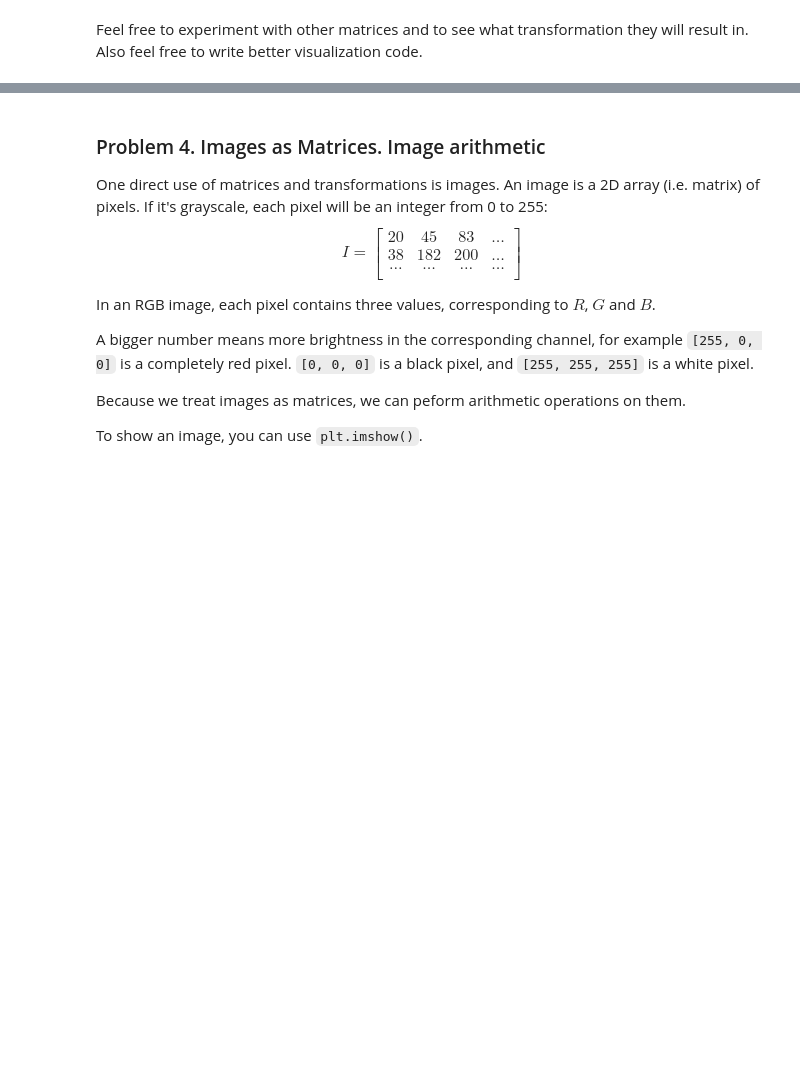
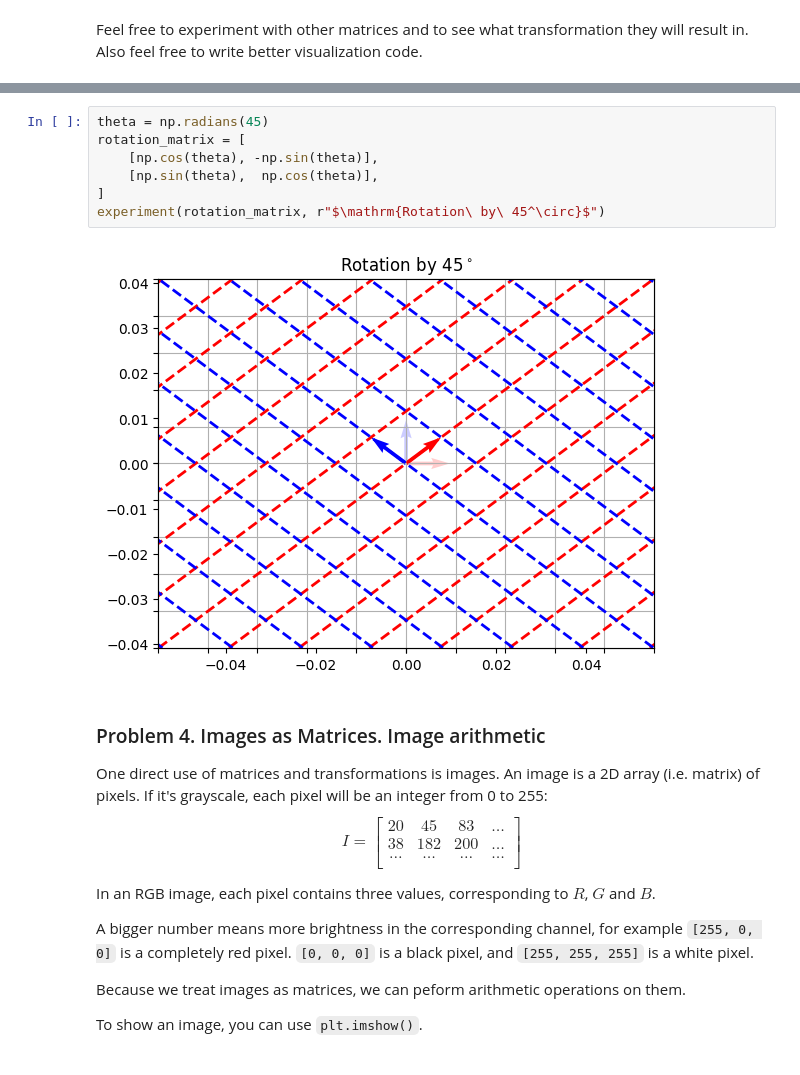
Before and after one commit to plamensve/Math-Concepts, a Jupyter notebook: 03-Linear ALgebra/Linear Algebra Exercise.ipynb, the cells around one changed output, grey strips where cells are left out. Drawn from its saved outputs; the diff is of its cells as text; blank space fills up the shorter version.

```diff
--- a/03-Linear ALgebra/Linear Algebra Exercise.ipynb
+++ b/03-Linear ALgebra/Linear Algebra Exercise.ipynb
@@ -511,3 +511,12 @@ experiment(matrix, r"$\mathrm{Projection\ (linearly\ dependent\ rows)}$")
+# %%
+theta = np.radians(45)
+rotation_matrix = [
+    [np.cos(theta), -np.sin(theta)],
+    [np.sin(theta),  np.cos(theta)],
+]
+experiment(rotation_matrix, r"$\mathrm{Rotation\ by\ 45^\circ}$")
+# %% [output]
+[figure, added]
 # %% [markdown]
 ### Problem 4. Images as Matrices. Image arithmetic
 One direct use of matrices and transformations is images. An image is a 2D array (i.e. matrix) of pixels. If it's grayscale, each pixel will be an integer from 0 to 255:
```
Also changed, not shown: parts of 1 cell of this notebook.
